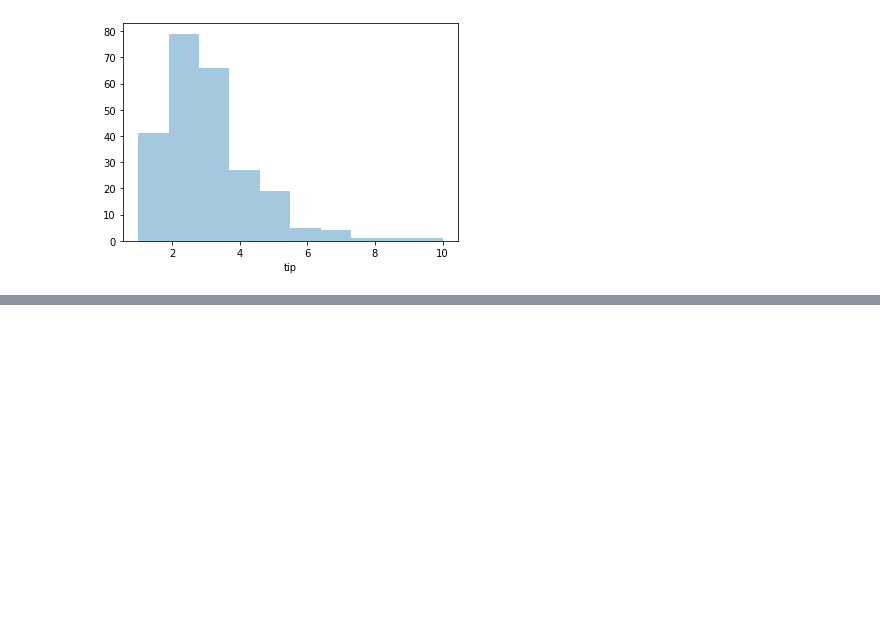
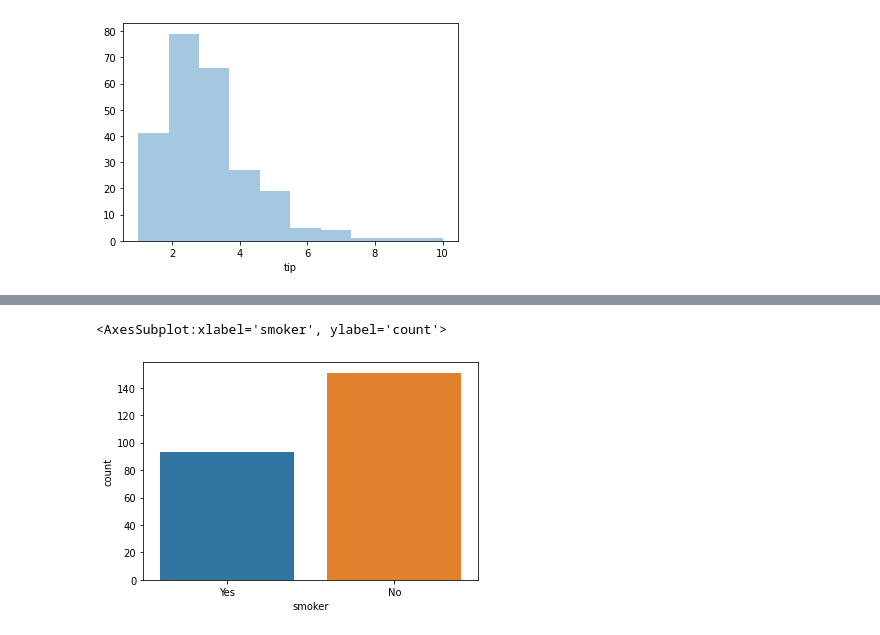
Before and after one commit to ShristiJalan/Machine-Learning, a Jupyter notebook: Python Basics/seaborn.ipynb, the cells around one changed output, grey strips where cells are left out. Cells and saved outputs as stored; diff of their text form; code cells hidden in the pictures; blank space fills up the shorter version.

```diff
--- a/Python Basics/seaborn.ipynb
+++ b/Python Basics/seaborn.ipynb
@@ -137,0 +152,5 @@ sns.distplot(df['tip'],kde=False,bins=10)
+# %%
+sns.countplot('smoker',data=df)
+# %% [output]
+<AxesSubplot:xlabel='smoker', ylabel='count'>
+[figure, added]
```
Also changed, not shown: parts of 15 cells of this notebook.
